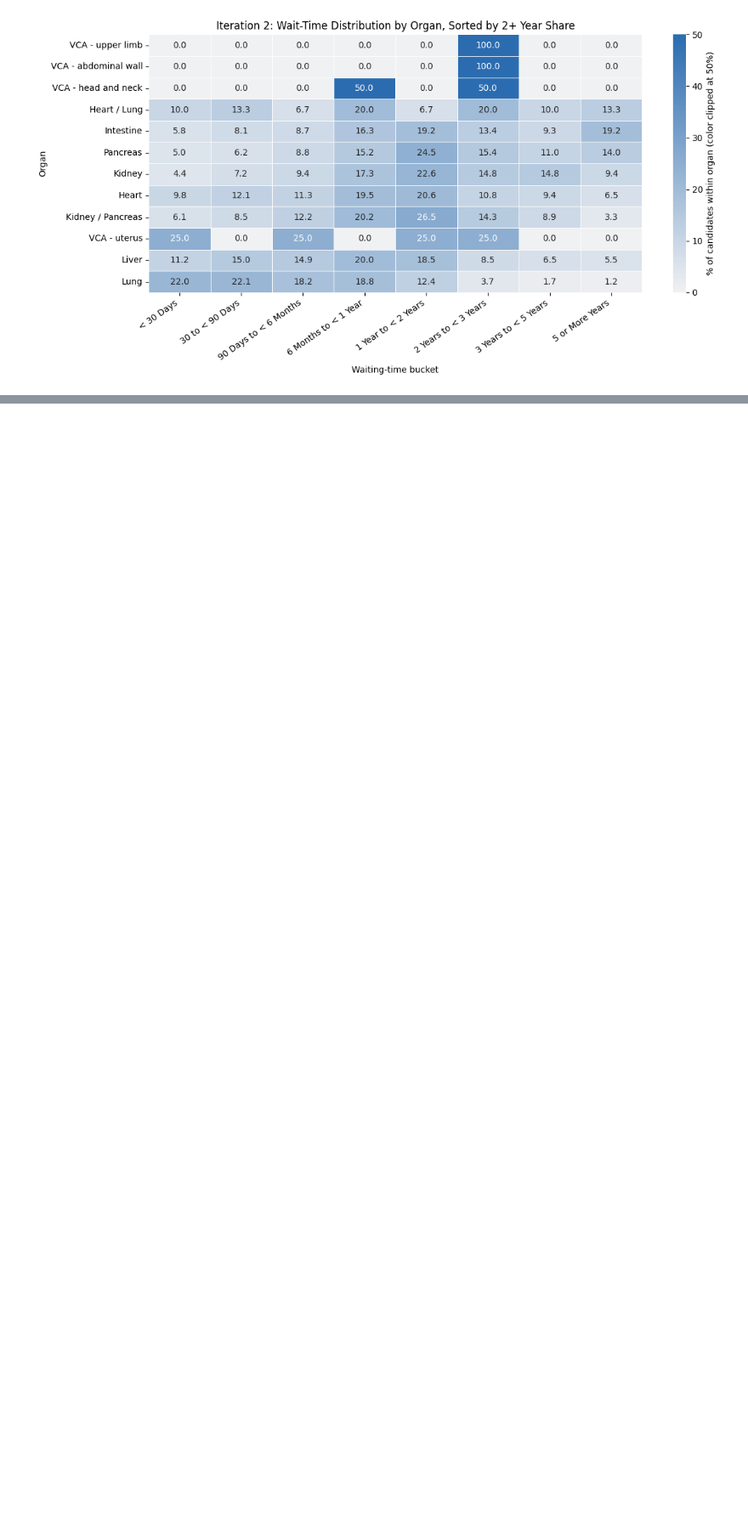
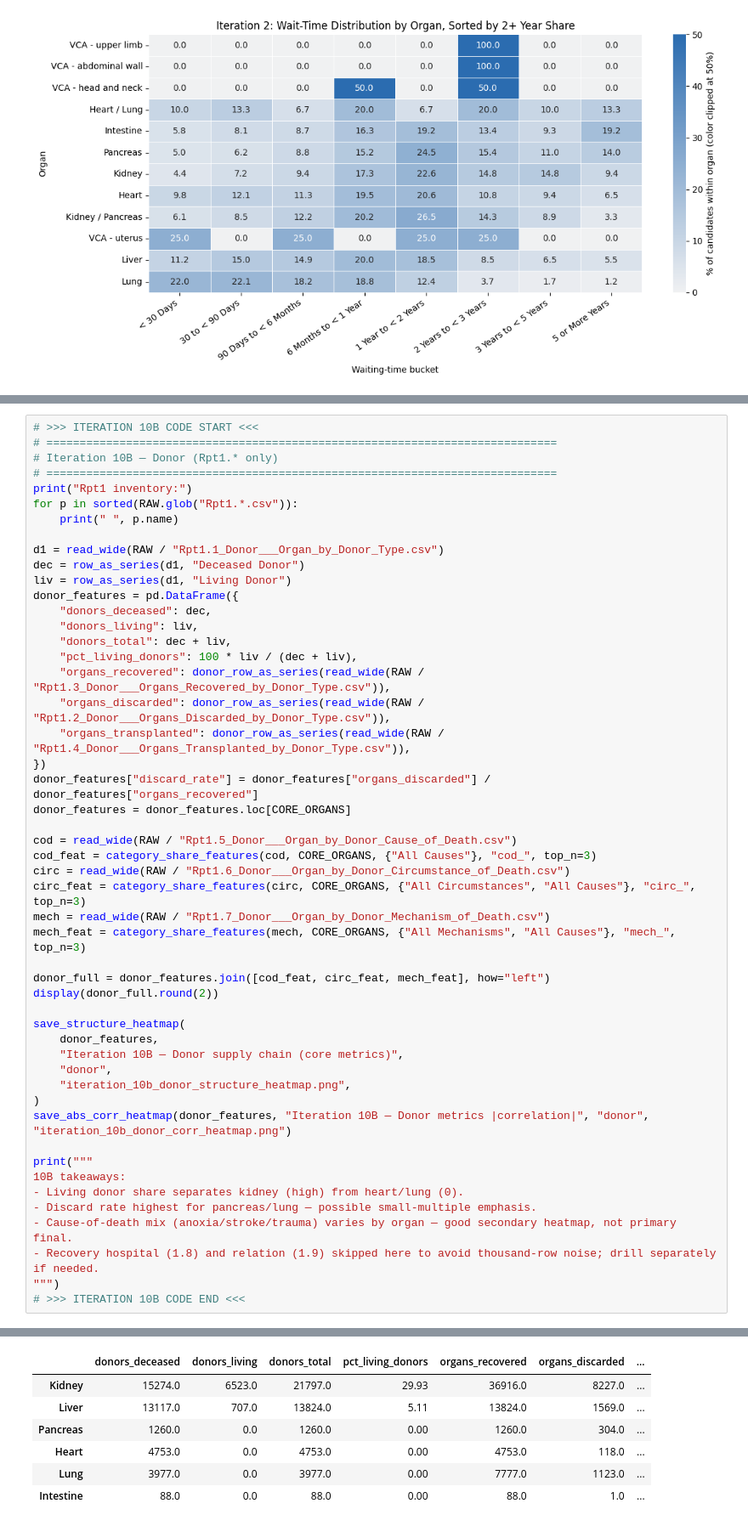
Before and after one commit to jlocke1979/dataunlocked-labs, a Jupyter notebook: apps/life_flow/assignments/assignment_04_relational/Exploratory/eda.ipynb, the cells around one changed output, grey strips where cells are left out. Shown at 85% size. Cells and saved outputs as stored; diff of their text form; blank space fills up the shorter version.

```diff
--- a/apps/life_flow/assignments/assignment_04_relational/Exploratory/eda.ipynb
+++ b/apps/life_flow/assignments/assignment_04_relational/Exploratory/eda.ipynb
@@ -467,0 +745,51 @@ plt.show()
+# %%
+# >>> ITERATION 10B CODE START <<<
+# =============================================================================
+# Iteration 10B — Donor (Rpt1.* only)
+# =============================================================================
+print("Rpt1 inventory:")
+for p in sorted(RAW.glob("Rpt1.*.csv")):
+    print(" ", p.name)
+
+d1 = read_wide(RAW / "Rpt1.1_Donor___Organ_by_Donor_Type.csv")
+dec = row_as_series(d1, "Deceased Donor")
+liv = row_as_series(d1, "Living Donor")
+donor_features = pd.DataFrame({
+    "donors_deceased": dec,
+    "donors_living": liv,
+    "donors_total": dec + liv,
+    "pct_living_donors": 100 * liv / (dec + liv),
+    "organs_recovered": donor_row_as_series(read_wide(RAW / "Rpt1.3_Donor___Organs_Recovered_by_Donor_Type.csv")),
+    "organs_discarded": donor_row_as_series(read_wide(RAW / "Rpt1.2_Donor___Organs_Discarded_by_Donor_Type.csv")),
+    "organs_transplanted": donor_row_as_series(read_wide(RAW / "Rpt1.4_Donor___Organs_Transplanted_by_Donor_Type.csv")),
+})
+donor_features["discard_rate"] = donor_features["organs_discarded"] / donor_features["organs_recovered"]
+donor_features = donor_features.loc[CORE_ORGANS]
+
+cod = read_wide(RAW / "Rpt1.5_Donor___Organ_by_Donor_Cause_of_Death.csv")
+cod_feat = category_share_features(cod, CORE_ORGANS, {"All Causes"}, "cod_", top_n=3)
+circ = read_wide(RAW / "Rpt1.6_Donor___Organ_by_Donor_Circumstance_of_Death.csv")
+circ_feat = category_share_features(circ, CORE_ORGANS, {"All Circumstances", "All Causes"}, "circ_", top_n=3)
+mech = read_wide(RAW / "Rpt1.7_Donor___Organ_by_Donor_Mechanism_of_Death.csv")
+mech_feat = category_share_features(mech, CORE_ORGANS, {"All Mechanisms", "All Causes"}, "mech_", top_n=3)
+
+donor_full = donor_features.join([cod_feat, circ_feat, mech_feat], how="left")
+display(donor_full.round(2))
+
+save_structure_heatmap(
+    donor_features,
+    "Iteration 10B — Donor supply chain (core metrics)",
+    "donor",
+    "iteration_10b_donor_structure_heatmap.png",
+)
+save_abs_corr_heatmap(donor_features, "Iteration 10B — Donor metrics |correlation|", "donor", "iteration_10b_donor_corr_heatmap.png")
+
+print("""
+10B takeaways:
+- Living donor share separates kidney (high) from heart/lung (0).
+- Discard rate highest for pancreas/lung — possible small-multiple emphasis.
+- Cause-of-death mix (anoxia/stroke/trauma) varies by organ — good secondary heatmap, not primary final.
+- Recovery hospital (1.8) and relation (1.9) skipped here to avoid thousand-row noise; drill separately if needed.
+""")
+# >>> ITERATION 10B CODE END <<<
+# %% [output]
@@ -467,0 +808,7 @@ plt.show()
+|  | donors_deceased | donors_living | donors_total | pct_living_donors | organs_recovered | organs_discarded | ... |
+| Kidney | 15274.0 | 6523.0 | 21797.0 | 29.93 | 36916.0 | 8227.0 | ... |
+| Liver | 13117.0 | 707.0 | 13824.0 | 5.11 | 13824.0 | 1569.0 | ... |
+| Pancreas | 1260.0 | 0.0 | 1260.0 | 0.00 | 1260.0 | 304.0 | ... |
+| Heart | 4753.0 | 0.0 | 4753.0 | 0.00 | 4753.0 | 118.0 | ... |
+| Lung | 3977.0 | 0.0 | 3977.0 | 0.00 | 7777.0 | 1123.0 | ... |
+| Intestine | 88.0 | 0.0 | 88.0 | 0.00 | 88.0 | 1.0 | ... |
```
Also changed, not shown: parts of 44 cells of this notebook.
